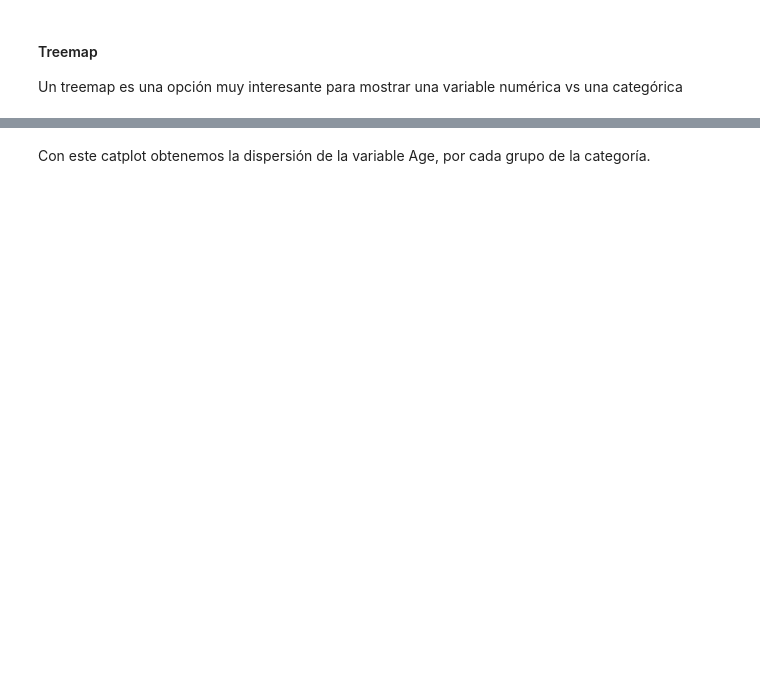
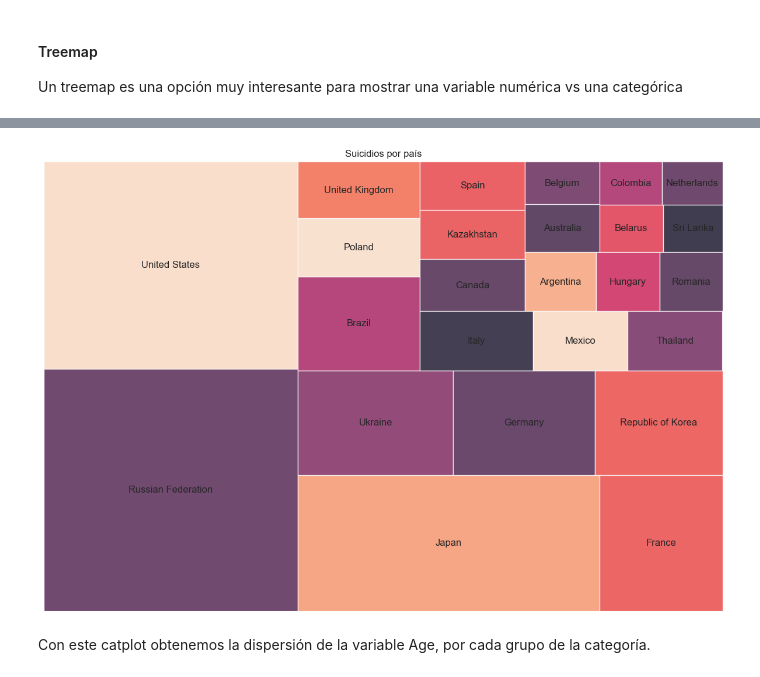
Before and after one commit to diegogerwig/TheBridge_DataScience_Theory, a Jupyter notebook: 2-Data Analysis/3-Visualización/2-Seaborn/Teoria/1 - Ejemplos EDA.ipynb, the cells around one changed output, grey strips where cells are left out. Drawn from its saved outputs; the diff is of its cells as text; code cells hidden in the pictures; blank space fills up the shorter version.

```diff
--- a/2-Data Analysis/3-Visualización/2-Seaborn/Teoria/1 - Ejemplos EDA.ipynb
+++ b/2-Data Analysis/3-Visualización/2-Seaborn/Teoria/1 - Ejemplos EDA.ipynb
@@ -450,13 +731,15 @@ suicid_df.groupby("country").sum()['suicides_no'].sort_values(ascending=False)[:
 # %%
 import squarify
 
-data = suicid_df.groupby("country").sum()['suicides_no'].sort_values(ascending=False)[:10]
+data = suicid_df.groupby("country").sum()['suicides_no'].sort_values(ascending=False)[:25]
 
 plt.figure(figsize=(15,10))
 squarify.plot(sizes=data.values, label=data.index, alpha=.8 )
 plt.axis('off')
 plt.title("Suicidios por país")
 plt.show()
+# %% [output]
+[figure, added]
 # %% [markdown]
 Con este catplot obtenemos la dispersión de la variable Age, por cada grupo de la categoría.
 # %%
```
Also changed, not shown: parts of 71 cells of this notebook.
